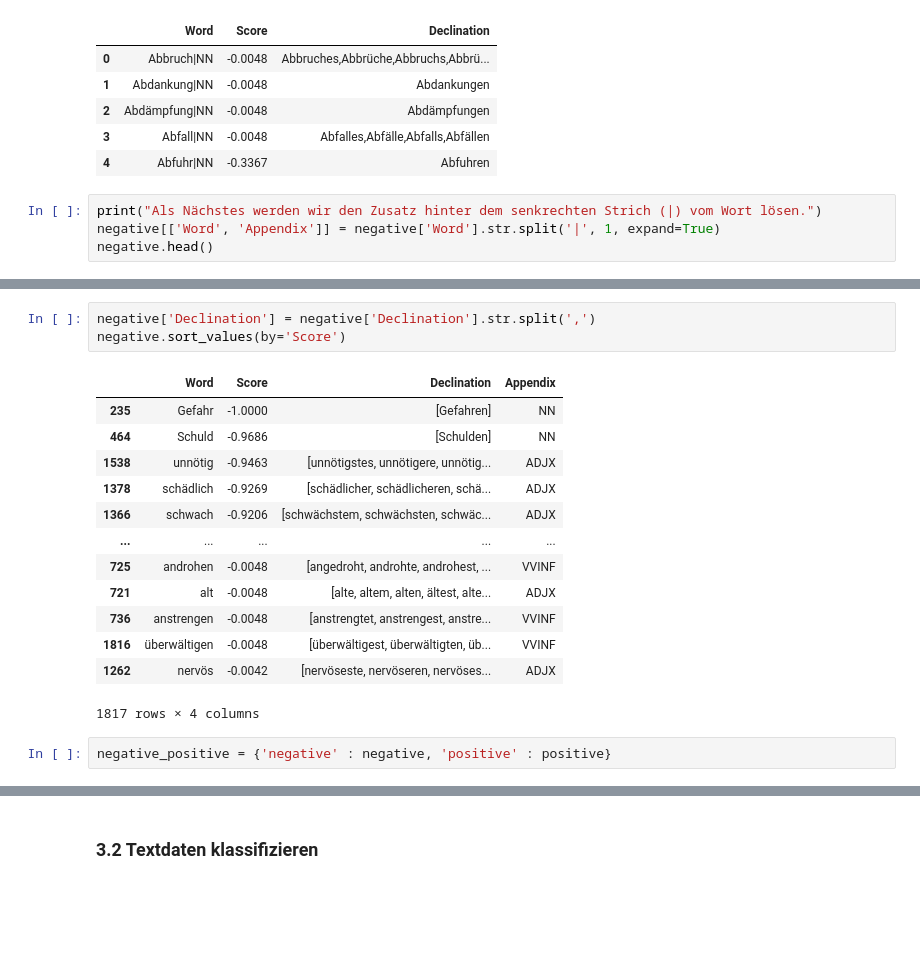
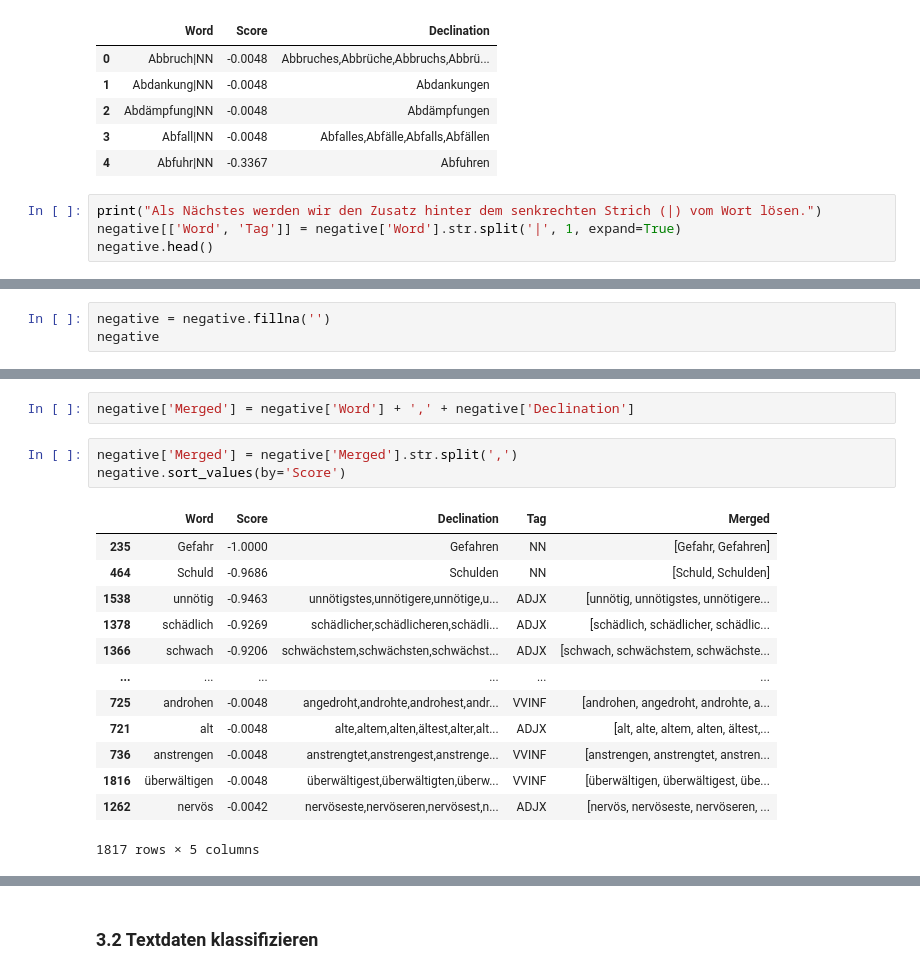
Before and after one commit to orca-nrw/lernmodul-texte, a Jupyter notebook: index.ipynb, the cells around one changed output, grey strips where cells are left out. Drawn from its saved outputs; the diff is of its cells as text; blank space fills up the shorter version.

```diff
--- a/index.ipynb
+++ b/index.ipynb
@@ -270,7 +357,7 @@ negative.head()
 | 4 | Abfuhr|NN | -0.3367 | Abfuhren |
 # %%
 print("Als Nächstes werden wir den Zusatz hinter dem senkrechten Strich (|) vom Wort lösen.")
-negative[['Word', 'Appendix']] = negative['Word'].str.split('|', 1, expand=True)
+negative[['Word', 'Tag']] = negative['Word'].str.split('|', 1, expand=True)
 negative.head()
 # %% [output]
 Als Nächstes werden wir den Zusatz hinter dem senkrechten Strich (|) vom Wort lösen.
@@ -280,3 +367,6 @@ Als Nächstes werden wir den Zusatz hinter dem senkrechten Strich (|) vom Wort l
 | 2 | Abdämpfung | -0.0048 | Abdämpfungen | NN |
 | 3 | Abfall | -0.0048 | Abfalles,Abfälle,Abfalls,Abfällen | NN |
 | 4 | Abfuhr | -0.3367 | Abfuhren | NN |
+# %%
+negative = negative.fillna('')
+negative
@@ -283,19 +387,19 @@ Als Nächstes werden wir den Zusatz hinter dem senkrechten Strich (|) vom Wort l
+# %%
+negative['Merged'] = negative['Word'] + ',' + negative['Declination']
 # %%
-negative['Declination'] = negative['Declination'].str.split(',')
+negative['Merged'] = negative['Merged'].str.split(',')
 negative.sort_values(by='Score')
 # %% [output]
-|  | Word | Score | Declination | Appendix |
-| 235 | Gefahr | -1.0000 | [Gefahren] | NN |
-| 464 | Schuld | -0.9686 | [Schulden] | NN |
-| 1538 | unnötig | -0.9463 | [unnötigstes, unnötigere, unnötig... | ADJX |
-| 1378 | schädlich | -0.9269 | [schädlicher, schädlicheren, schä... | ADJX |
-| 1366 | schwach | -0.9206 | [schwächstem, schwächsten, schwäc... | ADJX |
-| ... | ... | ... | ... | ... |
-| 725 | androhen | -0.0048 | [angedroht, androhte, androhest, ... | VVINF |
-| 721 | alt | -0.0048 | [alte, altem, alten, ältest, alte... | ADJX |
-| 736 | anstrengen | -0.0048 | [anstrengtet, anstrengest, anstre... | VVINF |
-| 1816 | überwältigen | -0.0048 | [überwältigest, überwältigten, üb... | VVINF |
-| 1262 | nervös | -0.0042 | [nervöseste, nervöseren, nervöses... | ADJX |
+|  | Word | Score | Declination | Tag | Merged |
+| 235 | Gefahr | -1.0000 | Gefahren | NN | [Gefahr, Gefahren] |
+| 464 | Schuld | -0.9686 | Schulden | NN | [Schuld, Schulden] |
+| 1538 | unnötig | -0.9463 | unnötigstes,unnötigere,unnötige,u... | ADJX | [unnötig, unnötigstes, unnötigere... |
+| 1378 | schädlich | -0.9269 | schädlicher,schädlicheren,schädli... | ADJX | [schädlich, schädlicher, schädlic... |
+| 1366 | schwach | -0.9206 | schwächstem,schwächsten,schwächst... | ADJX | [schwach, schwächstem, schwächste... |
+| ... | ... | ... | ... | ... | ... |
+| 725 | androhen | -0.0048 | angedroht,androhte,androhest,andr... | VVINF | [androhen, angedroht, androhte, a... |
+| 721 | alt | -0.0048 | alte,altem,alten,ältest,alter,alt... | ADJX | [alt, alte, altem, alten, ältest,... |
+| 736 | anstrengen | -0.0048 | anstrengtet,anstrengest,anstrenge... | VVINF | [anstrengen, anstrengtet, anstren... |
+| 1816 | überwältigen | -0.0048 | überwältigest,überwältigten,überw... | VVINF | [überwältigen, überwältigest, übe... |
+| 1262 | nervös | -0.0042 | nervöseste,nervöseren,nervösest,n... | ADJX | [nervös, nervöseste, nervöseren, ... |
-1817 rows × 4 columns
+1817 rows × 5 columns
-# %%
-negative_positive = {'negative' : negative, 'positive' : positive}
```
Also changed, not shown: parts of 91 cells of this notebook.
